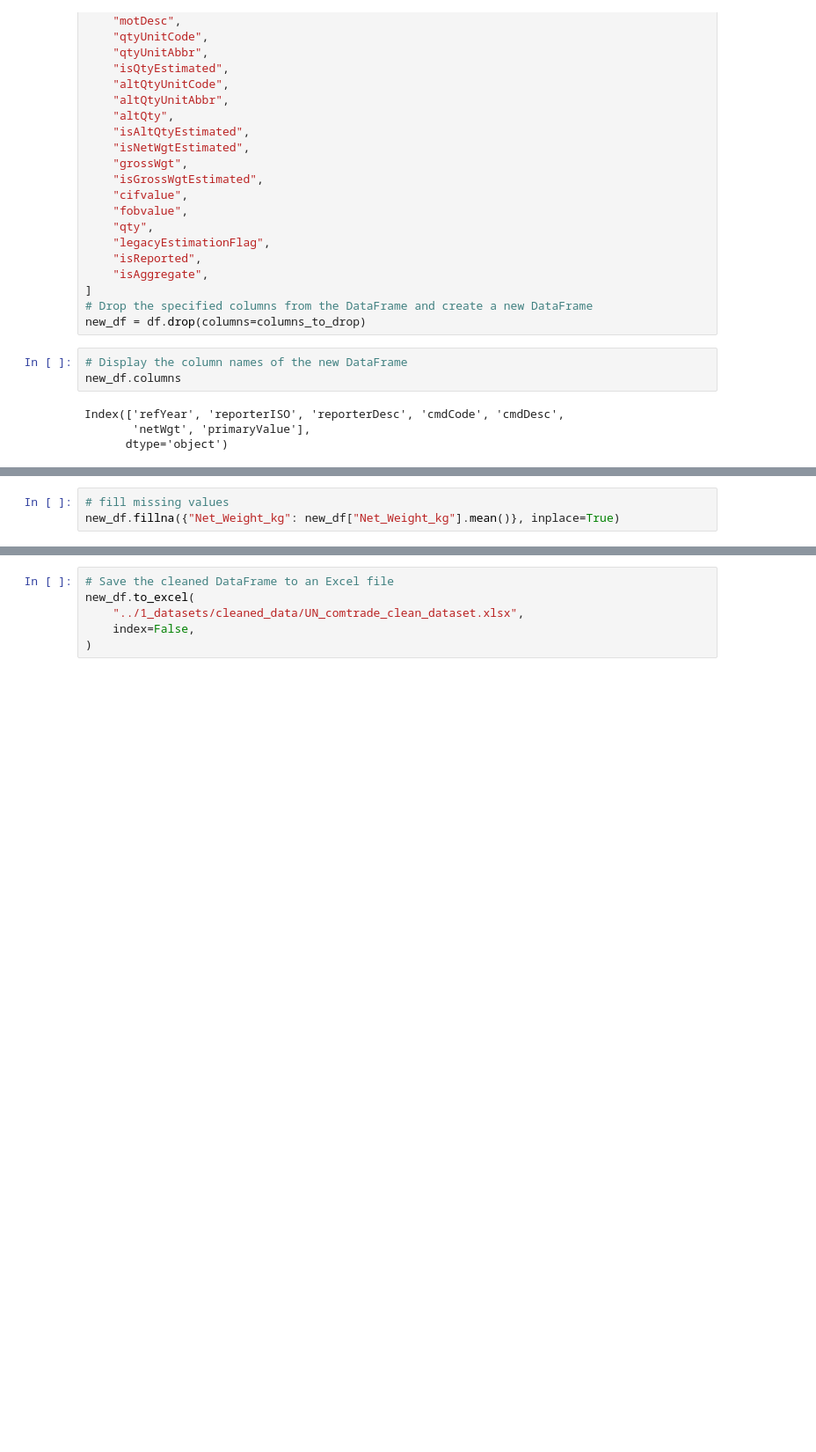
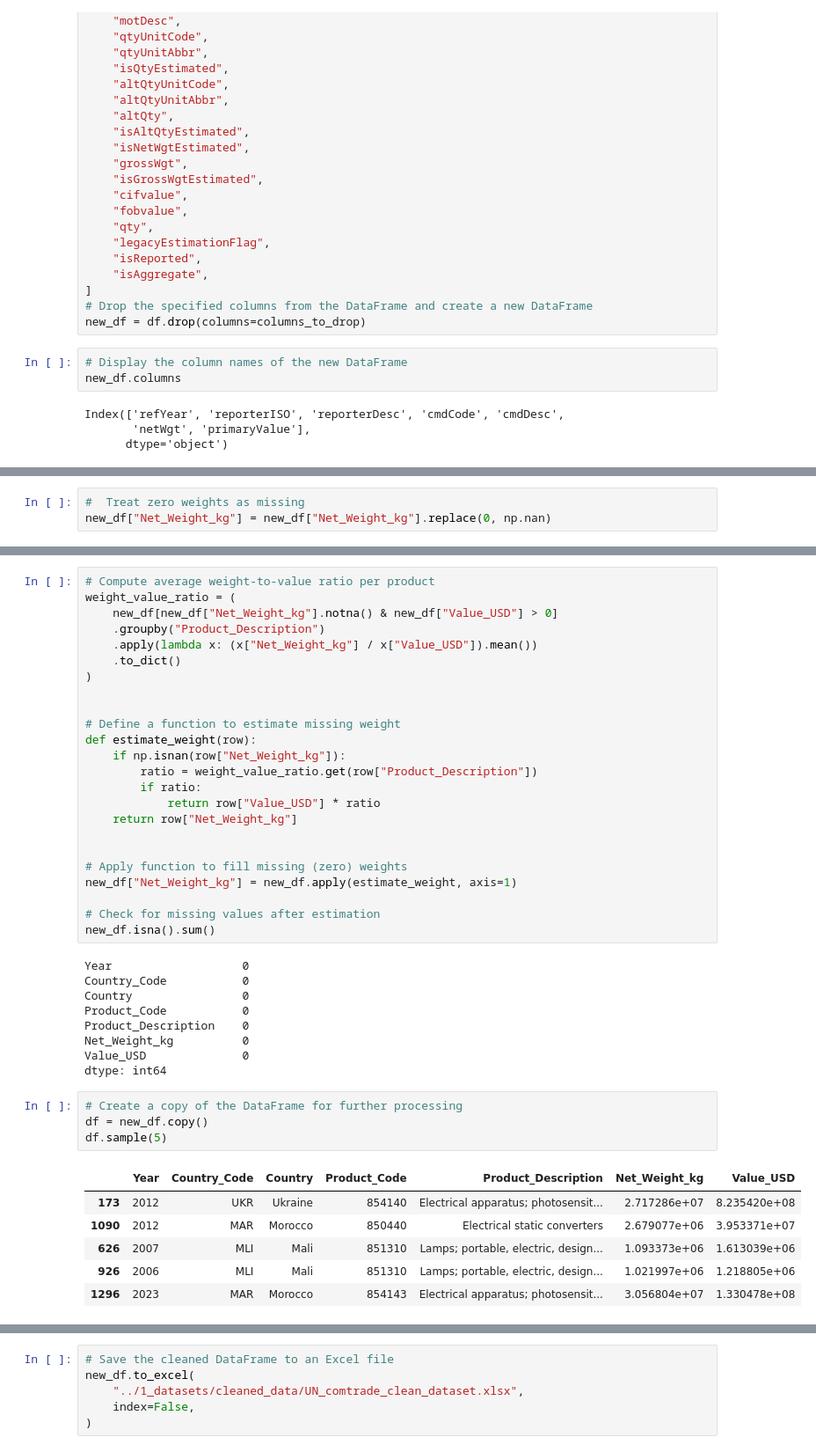
Before and after one commit to MIT-Emerging-Talent/ET6-CDSP-group-08-repo, a Jupyter notebook: 2_data_preparation/UN_comtrade_data_cleaning.ipynb, the cells around one changed output, grey strips where cells are left out. Shown at 88% size. Drawn from its saved outputs; the diff is of its cells as text; blank space fills up the shorter version.

```diff
--- a/2_data_preparation/UN_comtrade_data_cleaning.ipynb
+++ b/2_data_preparation/UN_comtrade_data_cleaning.ipynb
@@ -161,4 +179,4 @@ dtype: int64
 # %%
-# fill missing values
-new_df.fillna({"Net_Weight_kg": new_df["Net_Weight_kg"].mean()}, inplace=True)
+#  Treat zero weights as missing
+new_df["Net_Weight_kg"] = new_df["Net_Weight_kg"].replace(0, np.nan)
 # %%
@@ -174 +193,45 @@ Value_USD              0
 dtype: int64
+# %%
+# Compute average weight-to-value ratio per product
+weight_value_ratio = (
+    new_df[new_df["Net_Weight_kg"].notna() & new_df["Value_USD"] > 0]
+    .groupby("Product_Description")
+    .apply(lambda x: (x["Net_Weight_kg"] / x["Value_USD"]).mean())
+    .to_dict()
+)
+
+
+# Define a function to estimate missing weight
+def estimate_weight(row):
+    if np.isnan(row["Net_Weight_kg"]):
+        ratio = weight_value_ratio.get(row["Product_Description"])
+        if ratio:
+            return row["Value_USD"] * ratio
+    return row["Net_Weight_kg"]
+
+
+# Apply function to fill missing (zero) weights
+new_df["Net_Weight_kg"] = new_df.apply(estimate_weight, axis=1)
+
+# Check for missing values after estimation
+new_df.isna().sum()
+# %% [output]
+Year                   0
+Country_Code           0
+Country                0
+Product_Code           0
+Product_Description    0
+Net_Weight_kg          0
+Value_USD              0
+dtype: int64
+# %%
+# Create a copy of the DataFrame for further processing
+df = new_df.copy()
+df.sample(5)
+# %% [output]
+|  | Year | Country_Code | Country | Product_Code | Product_Description | Net_Weight_kg | Value_USD |
+| 173 | 2012 | UKR | Ukraine | 854140 | Electrical apparatus; photosensit... | 2.717286e+07 | 8.235420e+08 |
+| 1090 | 2012 | MAR | Morocco | 850440 | Electrical static converters | 2.679077e+06 | 3.953371e+07 |
+| 626 | 2007 | MLI | Mali | 851310 | Lamps; portable, electric, design... | 1.093373e+06 | 1.613039e+06 |
+| 926 | 2006 | MLI | Mali | 851310 | Lamps; portable, electric, design... | 1.021997e+06 | 1.218805e+06 |
+| 1296 | 2023 | MAR | Morocco | 854143 | Electrical apparatus; photosensit... | 3.056804e+07 | 1.330478e+08 |
```
Also changed, not shown: parts of 16 cells of this notebook, 3 other files.
